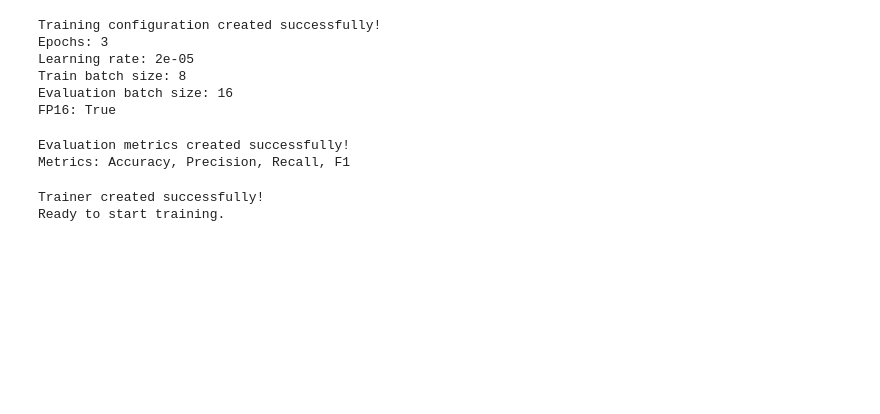
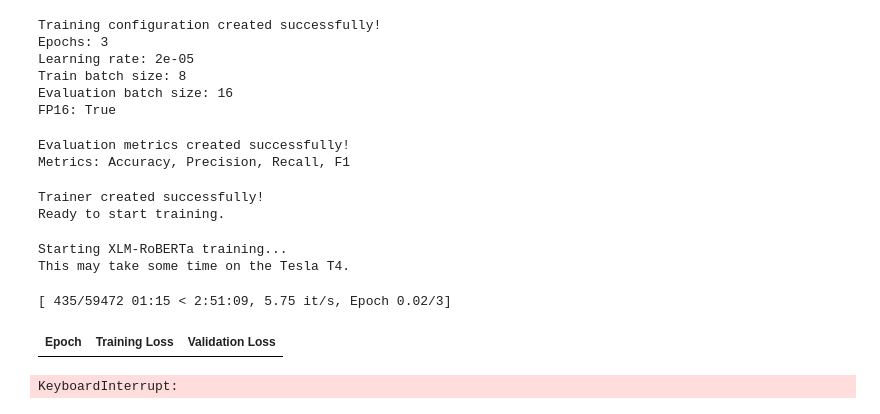
Before and after one commit to kripaapalaniappan/Cyberbullying-Detection-ML, a Jupyter notebook: Untitled3.ipynb, the cells around one changed output. Cells and saved outputs as stored; diff of their text form; code cells hidden in the pictures; blank space fills up the shorter version.

```diff
--- a/Untitled3.ipynb
+++ b/Untitled3.ipynb
@@ -1926,3 +1924,29 @@ NON_BULLYING: 0.7022996544837952
 BULLYING: 1.7357901334762573
 
 Weighted Trainer created successfully!
+# %%
+# ============================================================
+# STEP 24: LOAD XLM-ROBERTA MODEL AGAIN
+# ============================================================
+
+from transformers import AutoModelForSequenceClassification
+
+MODEL_NAME = "xlm-roberta-base"
+
+model = AutoModelForSequenceClassification.from_pretrained(
+    MODEL_NAME,
+    num_labels=2,
+    id2label={
+        0: "NON_BULLYING",
+        1: "BULLYING"
+    },
+    label2id={
+        "NON_BULLYING": 0,
+        "BULLYING": 1
+    }
+)
+
+print("Model loaded successfully!")
+print("Model:", MODEL_NAME)
+print("Number of labels:", model.config.num_labels)
+print("Labels:", model.config.id2label)
@@ -2241,3 +2311,21 @@ print("Ready to start training.")
 # %% [output]
 Trainer created successfully!
 Ready to start training.
+# %%
+# ============================================================
+# STEP 28: START MODEL TRAINING
+# ============================================================
+
+print("Starting XLM-RoBERTa training...")
+print("This may take some time on the Tesla T4.")
+
+train_result = trainer.train()
+
+print("\nTraining completed successfully!")
+print(train_result)
+# %% [output]
+Starting XLM-RoBERTa training...
+This may take some time on the Tesla T4.
+[ 435/59472 01:15 < 2:51:09, 5.75 it/s, Epoch 0.02/3]
+| Epoch | Training Loss | Validation Loss |
+KeyboardInterrupt:
```
Also changed, not shown: parts of 7 cells of this notebook.
